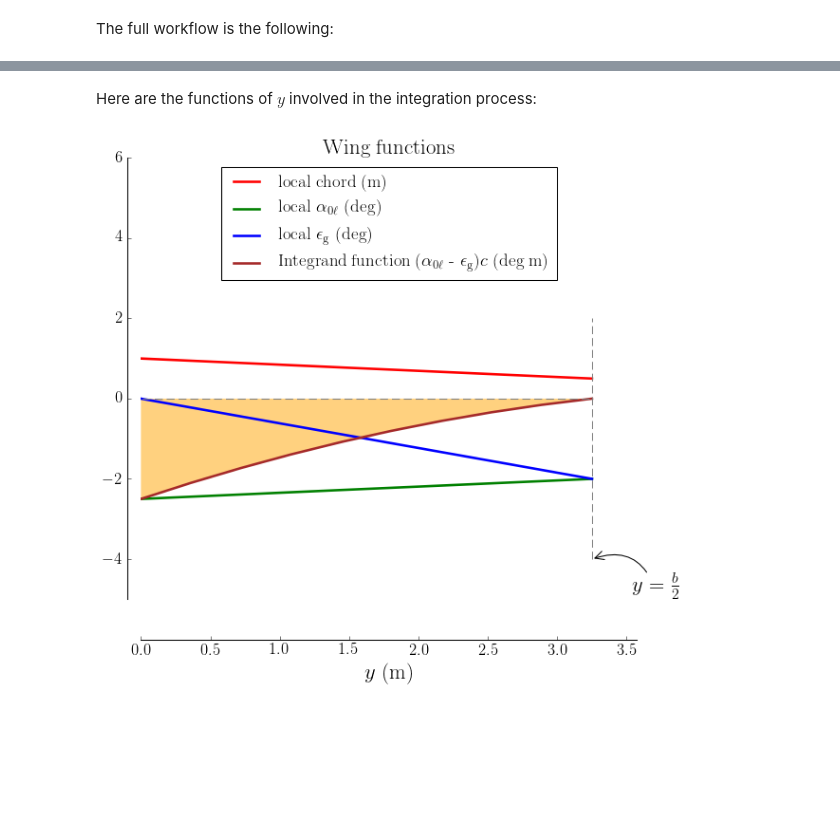
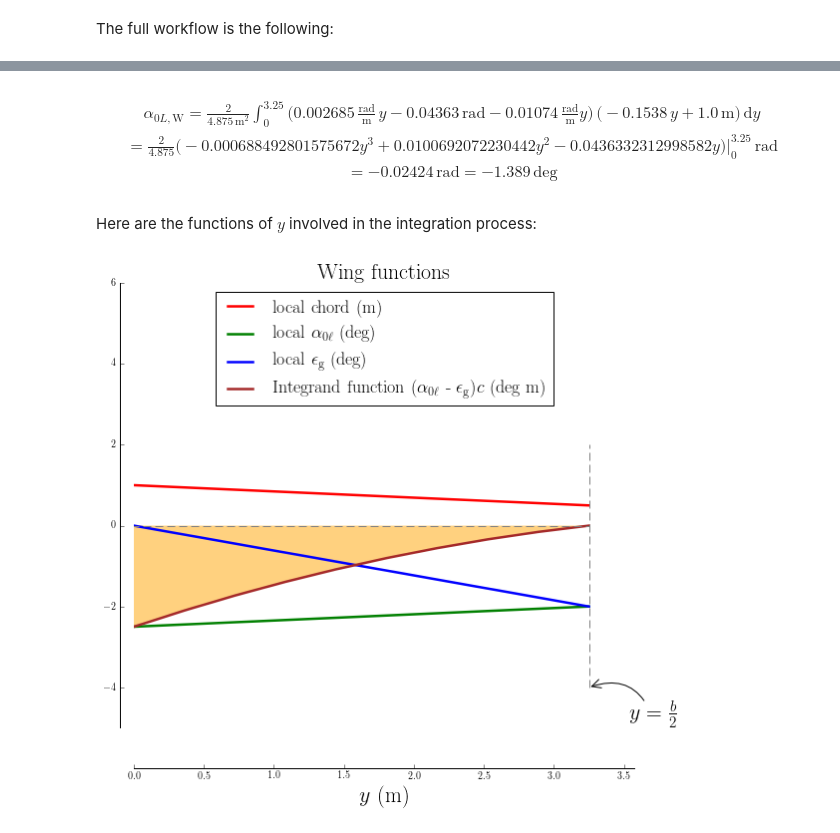
Before and after one commit to agodemar/jupyter-test, a Jupyter notebook: flight_mechanics/zero_lift_line_wing.ipynb, the cells around one changed output, grey strips where cells are left out. Drawn from its saved outputs; the diff is of its cells as text; code cells hidden in the pictures; blank space fills up the shorter version.

Commit message:
Refactored example on alpha0L

```diff
--- a/flight_mechanics/zero_lift_line_wing.ipynb
+++ b/flight_mechanics/zero_lift_line_wing.ipynb
@@ -295,65 +262,12 @@ Latex(
+# %%
+# %run ./src/zero_lift_line_wing/init.py
+display_workflow_alpha0L(b, S_ref, A_c, B_c, A_alpha, B_alpha, A_eps, alpha0L_law_integral_indefinite, alpha0L)
+# %% [output]
+\begin{multline*}\alpha_{0L,\mathrm{W}} = \frac{2}{4.875\,\text{m}^2}\int_0^{3.25}\Big(0.002685\, \frac{\text{rad}}{\text{m}}\,y -0.04363\,\text{rad}-0.01074\,\frac{\text{rad}}{\text{m}}y\Big)\,\Big(-0.1538\, y + 1.0\,\text{m}\Big)\,\text{d}y\\[1em]= \frac{2}{4.875} \big(- 0.000688492801575672 y^{3} + 0.0100692072230442 y^{2} - 0.0436332312998582 y\big)\Bigr|_0^{3.25} \,\text{rad}\\[1em]= -0.02424\,\text{rad}= -1.389\,\text{deg}\end{multline*}
 # %% [markdown]
 Here are the functions of $y$ involved in the integration process:
-# %%
-"""
-
-See: http://www.scipy-lectures.org/intro/matplotlib/matplotlib.html
-
-"""
-
-# define vectors
-vY = np.linspace(0, b/2, 10, endpoint=True)
-vChord = A_c*vY + B_c
-vAlpha0L = A_alpha*vY + B_alpha
-vEpsilon = A_eps*vY
-vIntegrand = (vAlpha0L - vEpsilon)*vChord
-
-# Create a figure of size WxH inches, DPI dots per inch
-fig = plt.figure(figsize=(9, 8), dpi=300)
-
-# Create a new subplot from a grid of 1x1
-ax0 = plt.subplot(1, 1, 1)
-
-#fig, ax0 = plt.subplots()
-
-
-plt.plot(vY, vChord, color="red", linewidth=2.5, linestyle="-", label="local chord (m)")
-plt.plot(vY, vAlpha0L*180/np.pi, color="green",  linewidth=2.5, linestyle="-", label=r"local $\alpha_{0\ell}$ (deg)")
-plt.plot(vY, vEpsilon*180/np.pi, color="blue",  linewidth=2.5, linestyle="-", label=r"local $\epsilon_{\mathrm{g}}$ (deg)")
-plt.plot(vY, vIntegrand*180/np.pi, color="brown",  linewidth=2.5, linestyle="-",
-         label=r"Integrand function $\big(\alpha_{0\ell}$ - \epsilon_{\mathrm{g}}\big) c$ (deg m)")
-
-# shaded region --> http://matplotlib.org/examples/showcase/integral_demo.html
-vertices = [(0, 0)] + list(zip(vY, vIntegrand*180/np.pi)) + [(b/2, 0)]
-poly = Polygon(vertices, facecolor="orange", alpha=0.5, edgecolor="none")
-ax0.add_patch(poly)
-
-plt.legend(loc='upper center', fontsize=18)
-
-tipLine, = plt.plot([b/2,b/2], [-4, 2], color="gray", linewidth=1.0)
-tipLine.set_dashes([8, 4])
-plt.annotate(r'$y=\frac{b}{2}$',
-             xy=(b/2, -4), xycoords='data',
-             xytext=(40, -40), textcoords='offset points', fontsize=22,
-             arrowprops=dict(arrowstyle="->", connectionstyle="arc3,rad=.5"))
-
-zeroYLine, = plt.plot([-1,b/2], [0,0],  color="gray", linewidth=1.0)
-zeroYLine.set_dashes([8, 4])
-
-plt.axis([0, 1.1*b/2, -5, 6])
-plt.title('Wing functions', fontsize=22)
-plt.xlabel('$y$ (m)', fontsize=22)
-#plt.ylabel('$X$ (m)', fontsize=22)
-
-# Moving spines
-ax = plt.gca()  # gca stands for 'get current axis'
-ax.spines['right'].set_color('none')
-ax.spines['top'].set_color('none')
-ax.xaxis.set_ticks_position('bottom')
-ax.spines['bottom'].set_position(('data',-6))
-ax.yaxis.set_ticks_position('left')
-ax.spines['left'].set_position(('data',-0.1))
-
-plt.show()
-# %% [output]
-[figure, removed]
+# %%
+# %run ./src/zero_lift_line_wing/init.py
+plot_wing_functions(c_r, c_t, b, A_c, B_c, A_alpha, B_alpha, A_eps)
+# %% [output]
+[figure, added]
```
Also changed, not shown: parts of 9 cells of this notebook, 1 other file.
